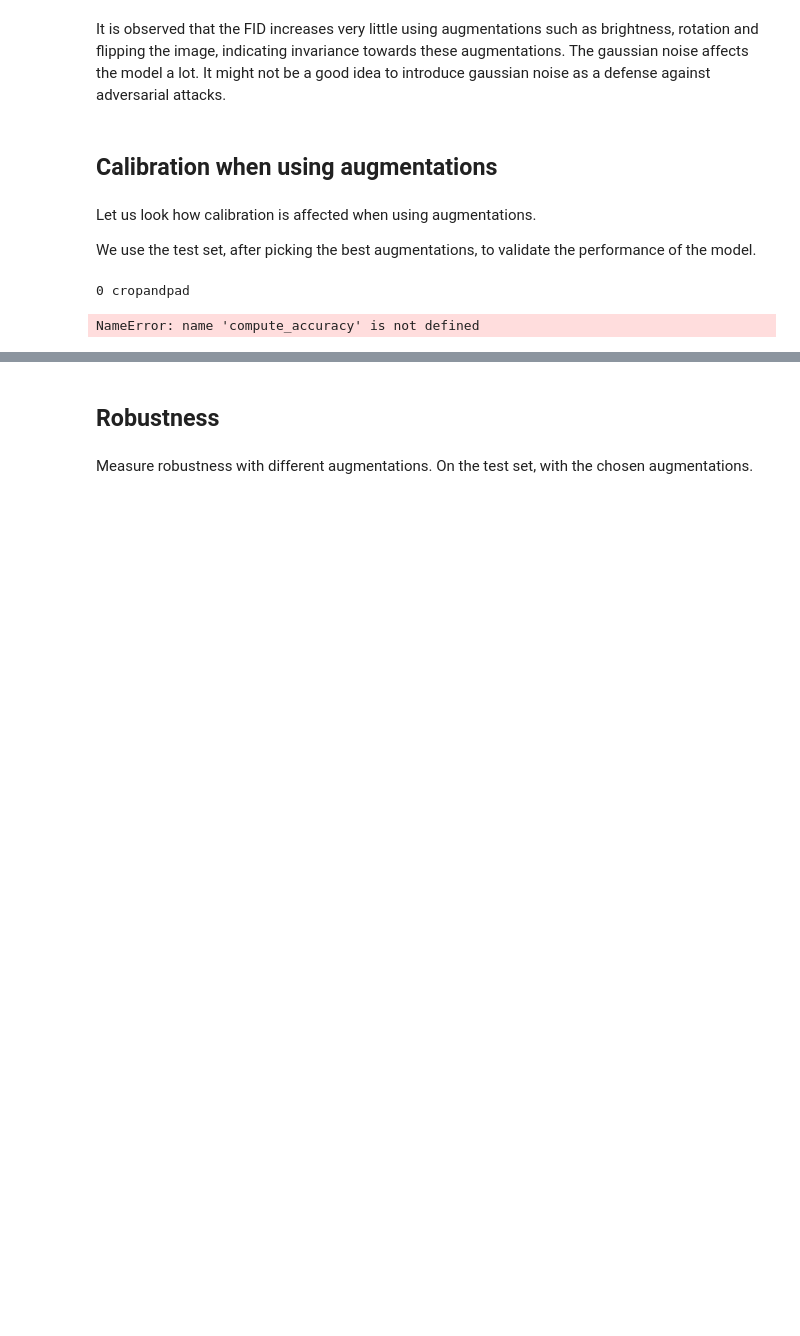
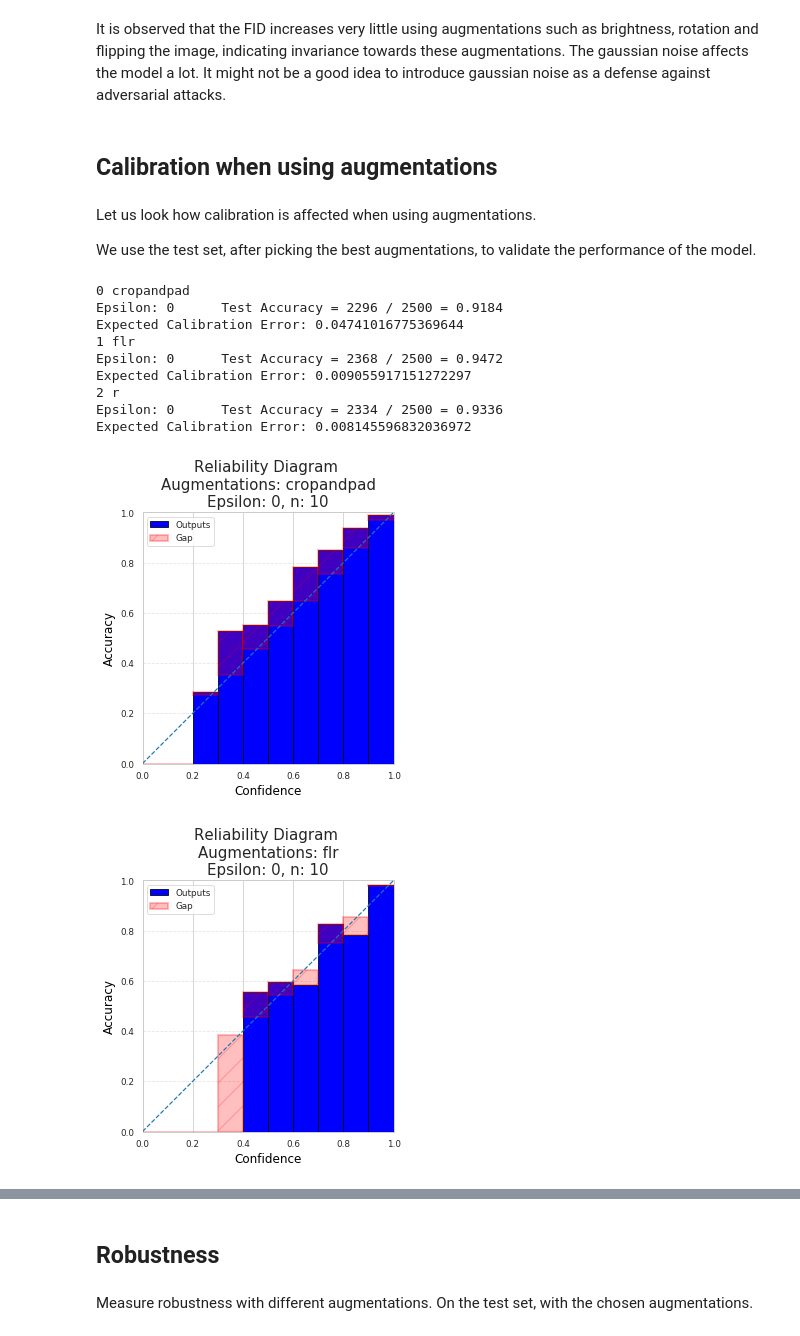
Before and after one commit to apra/adversarial_augmentation, a Jupyter notebook: main.ipynb, the cells around one changed output, grey strips where cells are left out. Drawn from its saved outputs; the diff is of its cells as text; code cells hidden in the pictures; blank space fills up the shorter version.

```diff
--- a/main.ipynb
+++ b/main.ipynb
@@ -381,7 +380,7 @@ We use the test set, after picking the best augmentations, to validate the perfo
 def compute_accuracy(model, dataset, namefile=None, aug="none", n=1, mode="mean"):
     final_acc, _, pred_log_probs, target_labels = FGSM.test_augmented(model, dataset, v = 0,
                                                                              epsilon=0,
-                                                                             augmentations = aug, n = n);
+                                                                             augmentations = aug, n = n, mode = mode);
     # Get statistics
     pred_acc, pred_conf, pred_labels, _, pred_err_percent=utility.cal_statistics(target_labels, pred_log_probs)
     # Get ECE and bins
@@ -397,12 +396,21 @@ def compute_accuracy(model, dataset, namefile=None, aug="none", n=1, mode="mean"
 # %%
 figures=[]
 
-n=1
+n=10
 augs = ["cropandpad", "flr", "r"]
 for count,i in enumerate(augs):
     print(count, i)
-    figure = compute_accuracy(scaled_model, testloader, namefile="reliability_diagram_{}_{}.png".format(count,i), aug=i, n=10)
+    figure = compute_accuracy(scaled_model, testloader, namefile="reliability_diagram_{}_{}.png".format(count,i), aug=i, n=n)
     figures.append(figure)
 # %% [output]
 0 cropandpad
+Epsilon: 0      Test Accuracy = 2296 / 2500 = 0.9184
+Expected Calibration Error: 0.04741016775369644
+1 flr
+Epsilon: 0      Test Accuracy = 2368 / 2500 = 0.9472
+Expected Calibration Error: 0.009055917151272297
+2 r
+Epsilon: 0      Test Accuracy = 2334 / 2500 = 0.9336
+Expected Calibration Error: 0.008145596832036972
-NameError: name 'compute_accuracy' is not defined
+[figure, added]
+[figure, added]
```
Also changed, not shown: parts of 15 cells of this notebook, 4 other files.
